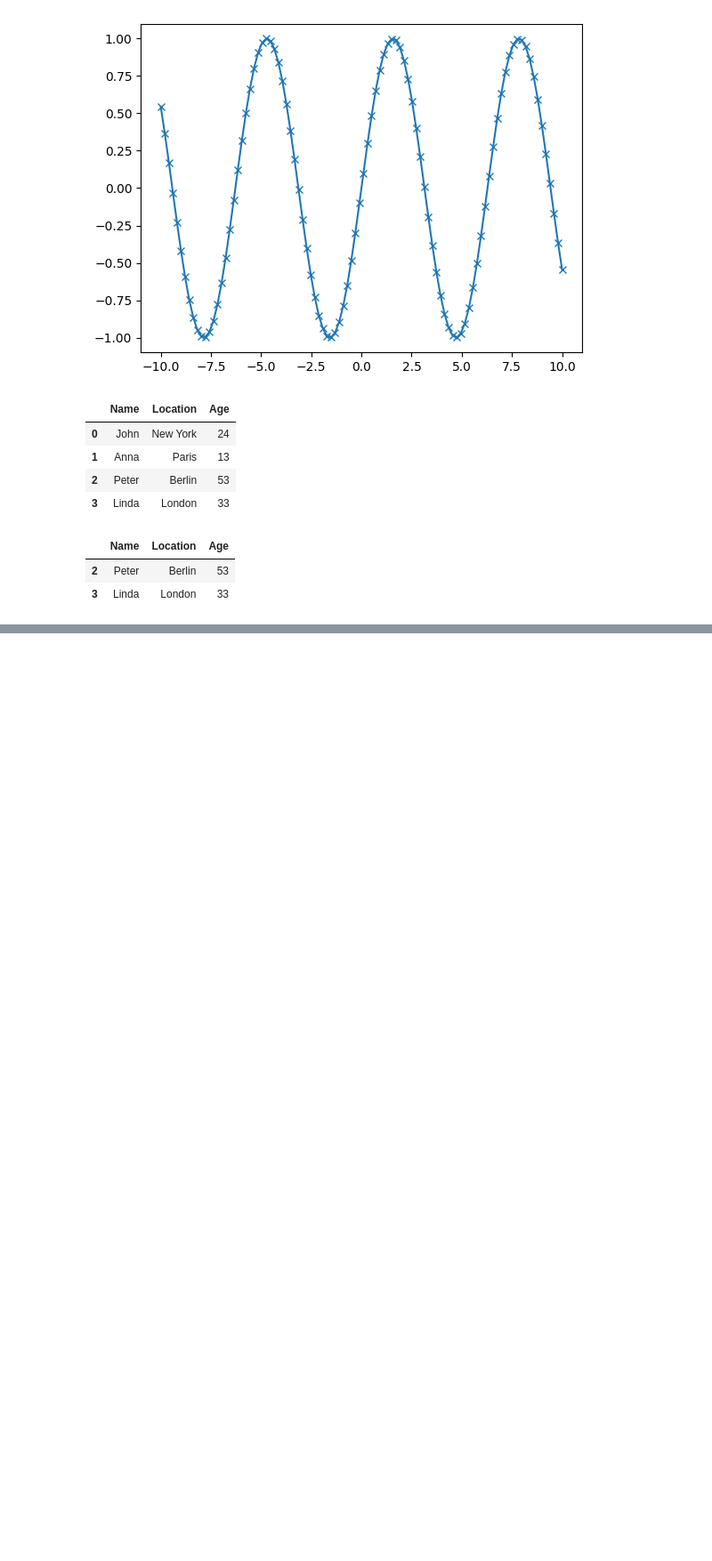
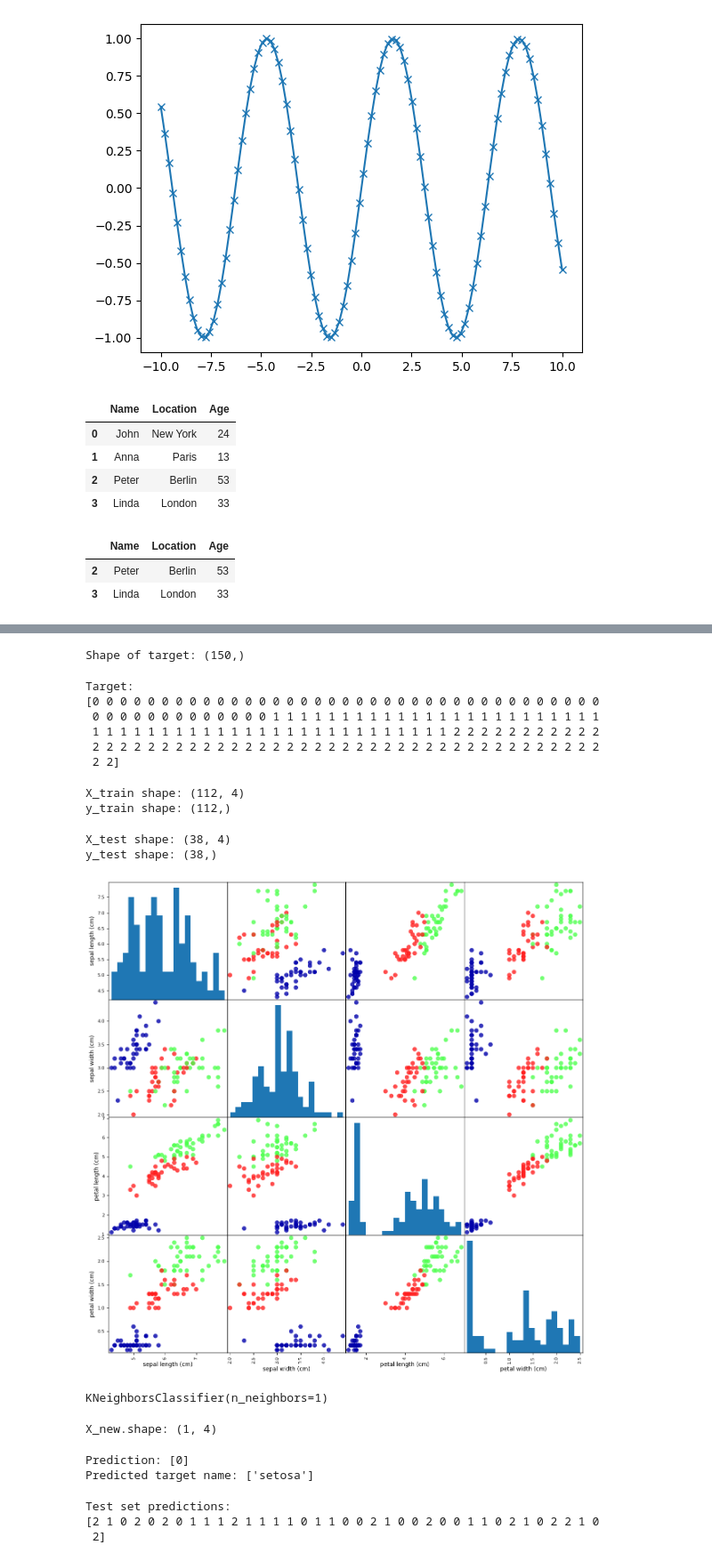
Before and after one commit to kotora260/Machine-Learning, a Jupyter notebook: chapter_1.ipynb, the cells around one changed output, grey strips where cells are left out. Shown: that part at 89% size. Saved outputs shown, nothing was run; the diff lists cells and outputs as text; code cells hidden in the pictures; blank space fills up the shorter version.

```diff
--- a/chapter_1.ipynb
+++ b/chapter_1.ipynb
@@ -78,3 +78,6 @@ display(data_pandas[data_pandas.Age > 30])
 |  | Name | Location | Age |
 | 2 | Peter | Berlin | 53 |
 | 3 | Linda | London | 33 |
+# %%
+from sklearn.datasets import load_iris
+iris_dataset = load_iris()
@@ -80,0 +138,36 @@ display(data_pandas[data_pandas.Age > 30])
+# %%
+print('Shape of target: {}'.format(iris_dataset['target'].shape))
+# %% [output]
+Shape of target: (150,)
+# %%
+print('Target:\n{}'.format(iris_dataset['target']))
+# %% [output]
+Target:
+[0 0 0 0 0 0 0 0 0 0 0 0 0 0 0 0 0 0 0 0 0 0 0 0 0 0 0 0 0 0 0 0 0 0 0 0 0
+ 0 0 0 0 0 0 0 0 0 0 0 0 0 1 1 1 1 1 1 1 1 1 1 1 1 1 1 1 1 1 1 1 1 1 1 1 1
+ 1 1 1 1 1 1 1 1 1 1 1 1 1 1 1 1 1 1 1 1 1 1 1 1 1 1 2 2 2 2 2 2 2 2 2 2 2
+ 2 2 2 2 2 2 2 2 2 2 2 2 2 2 2 2 2 2 2 2 2 2 2 2 2 2 2 2 2 2 2 2 2 2 2 2 2
+ 2 2]
+# %%
+from sklearn.model_selection import train_test_split
+
+X_train, X_test, y_train, y_test = train_test_split(iris_dataset['data'], iris_dataset['target'], random_state=0)
+# %%
+print('X_train shape: {}'.format(X_train.shape))
+print('y_train shape: {}'.format(y_train.shape))
+# %% [output]
+X_train shape: (112, 4)
+y_train shape: (112,)
+# %%
+print('X_test shape: {}'.format(X_test.shape))
+print('y_test shape: {}'.format(y_test.shape))
+# %% [output]
+X_test shape: (38, 4)
+y_test shape: (38,)
+# %%
+import mglearn
+
+iris_dataframe = pd.DataFrame(X_train, columns=iris_dataset.feature_names)
+grr = pd.plotting.scatter_matrix(iris_dataframe, c=y_train, figsize=(15, 15), marker='o', hist_kwds={'bins': 20}, s=60, alpha=.8, cmap=mglearn.cm3)
+# %% [output]
+[figure, added]
@@ -80,0 +177,23 @@ display(data_pandas[data_pandas.Age > 30])
+# %%
+knn.fit(X_train, y_train)
+# %% [output]
+KNeighborsClassifier(n_neighbors=1)
+# %%
+X_new = np.array([[5, 2.9, 1, 0.2]])
+print('X_new.shape: {}'.format(X_new.shape))
+# %% [output]
+X_new.shape: (1, 4)
+# %%
+prediction = knn.predict(X_new)
+print('Prediction: {}'.format(prediction))
+print('Predicted target name: {}'.format(iris_dataset['target_names'][prediction]))
+# %% [output]
+Prediction: [0]
+Predicted target name: ['setosa']
+# %%
+y_pred = knn.predict(X_test)
+print('Test set predictions:\n{}'.format(y_pred))
+# %% [output]
+Test set predictions:
+[2 1 0 2 0 2 0 1 1 1 2 1 1 1 1 0 1 1 0 0 2 1 0 0 2 0 0 1 1 0 2 1 0 2 2 1 0
+ 2]
```
Also changed, not shown: parts of 11 cells of this notebook.
